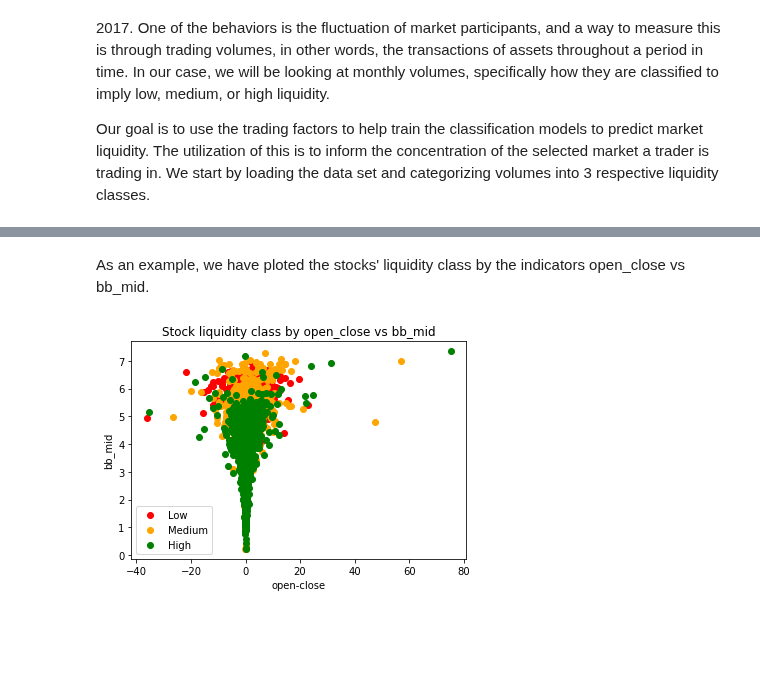
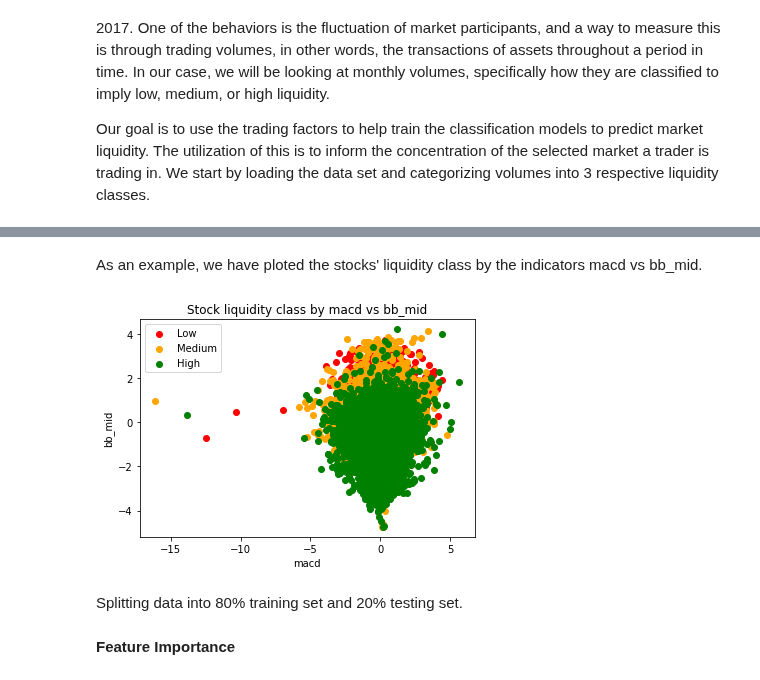
Before and after one commit to lykjohn/UChicago-Summer-Session-2022, a Jupyter notebook: Week4/Week 4 Lecture Source Code.ipynb, the cells around one changed output, grey strips where cells are left out. Cells and saved outputs as stored; diff of their text form; code cells hidden in the pictures; blank space fills up the shorter version.

```diff
--- a/Week4/Week 4 Lecture Source Code.ipynb
+++ b/Week4/Week 4 Lecture Source Code.ipynb
@@ -147,5 +144,0 @@ memory usage: 3.8+ MB
-# %%
-# categorizing volumes into 3 liquidity classes
-multiInterval = [0, DATA2.volume.quantile(.25), DATA2.volume.quantile(.75), DATA2.volume.max()]
-multiLabels   = ['Low','Medium','High']
-DATA2['liquidity'] = pd.cut(DATA2.volume, bins = multiInterval, labels=multiLabels)
@@ -151,0 +147,6 @@ DATA2['liquidity'] = pd.cut(DATA2.volume, bins = multiInterval, labels=multiLabe
+# %%
+LABEL = 'liquidity'
+FEATURES = DATA2.columns
+FEATURES = [f for f in FEATURES if f not in ['liquidity','sector']]
+# %%
+DATA2.loc[:, FEATURES] = scale(DATA2.loc[:, FEATURES]) # standardizing indicators
@@ -151,0 +155,12 @@ DATA2['liquidity'] = pd.cut(DATA2.volume, bins = multiInterval, labels=multiLabe
+# %%
+# get the dummies and store it in a variable
+dummies = pd.get_dummies(DATA2.sector)
+
+# Concatenate the dummies to original dataframe
+merged = pd.concat([DATA2, dummies], axis='columns')
+
+# drop the values
+DATA2 = merged.drop(['sector'], axis='columns')
+
+# See data info
+DATA2.head()
@@ -152,23 +174,25 @@ DATA2['liquidity'] = pd.cut(DATA2.volume, bins = multiInterval, labels=multiLabe
 # %% [markdown]
-As an example, we have ploted the stocks' liquidity class by the indicators open_close vs bb_mid.
+As an example, we have ploted the stocks' liquidity class by the indicators macd vs bb_mid.
 # %%
-plt.scatter(DATA2['open_close'][DATA2.liquidity == 'Low'],
+plt.scatter(DATA2['macd'][DATA2.liquidity == 'Low'],
             DATA2['bb_mid'][DATA2.liquidity == 'Low'],
            color='red',
            label='Low')
-plt.scatter(DATA2['open_close'][DATA2.liquidity == 'Medium'],
+plt.scatter(DATA2['macd'][DATA2.liquidity == 'Medium'],
             DATA2['bb_mid'][DATA2.liquidity == 'Medium'],
            color='orange',
            label='Medium')
-plt.scatter(DATA2['open_close'][DATA2.liquidity == 'High'],
+plt.scatter(DATA2['macd'][DATA2.liquidity == 'High'],
             DATA2['bb_mid'][DATA2.liquidity == 'High'],
            color='green',
            label='High')
 
-plt.title('Stock liquidity class by open_close vs bb_mid')
-plt.xlabel('open-close')
+plt.title('Stock liquidity class by macd vs bb_mid')
+plt.xlabel('macd')
 plt.ylabel('bb_mid')
 plt.legend()
 plt.show()
 # %% [output]
-[figure, old version]
+[figure, new version]
+# %% [markdown]
+Splitting data into 80% training set and 20% testing set.
@@ -174,0 +203,2 @@ plt.show()
+# %% [markdown]
+<b>Feature Importance</b>
```
Also changed, not shown: parts of 24 cells of this notebook, 1 other file.
